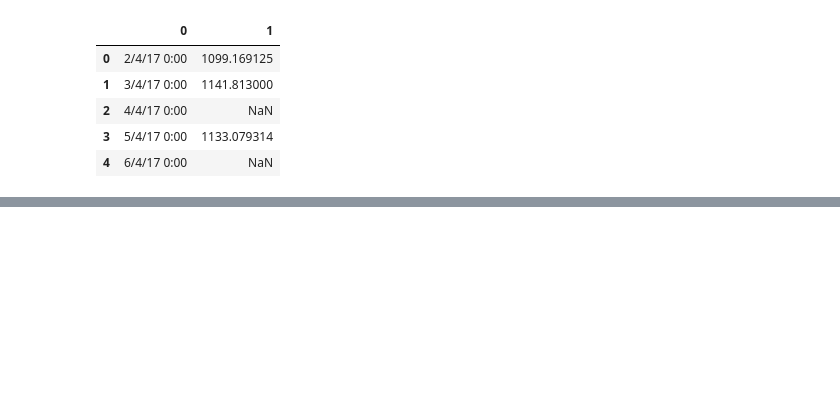
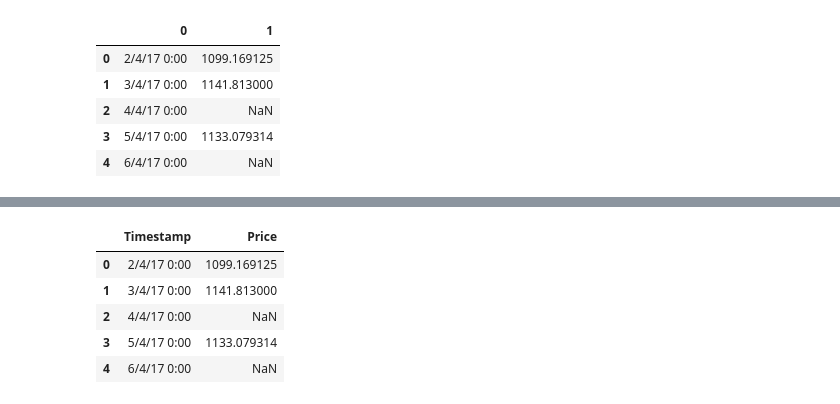
Before and after one commit to muhammadhananbaloch/Data-Analysis, a Jupyter notebook: Reading Data/Reading Data Introduction.ipynb, the cells around one changed output, grey strips where cells are left out. Saved outputs shown, nothing was run; the diff lists cells and outputs as text; code cells hidden in the pictures; blank space fills up the shorter version.

Commit message:
Explore more parameters of pd.read_csv method.

```diff
--- a/Reading Data/Reading Data Introduction.ipynb
+++ b/Reading Data/Reading Data Introduction.ipynb
@@ -232,0 +239,14 @@ df.head()
+# %%
+df = pd.read_csv('btc-market-price.csv',
+                header = None,
+                na_values = ['','?','-'],
+                names= ['Timestamp', 'Price'])
+# %%
+df.head()
+# %% [output]
+|  | Timestamp | Price |
+| 0 | 2/4/17 0:00 | 1099.169125 |
+| 1 | 3/4/17 0:00 | 1141.813000 |
+| 2 | 4/4/17 0:00 | NaN |
+| 3 | 5/4/17 0:00 | 1133.079314 |
+| 4 | 6/4/17 0:00 | NaN |
```
Also changed, not shown: parts of 11 cells of this notebook.
